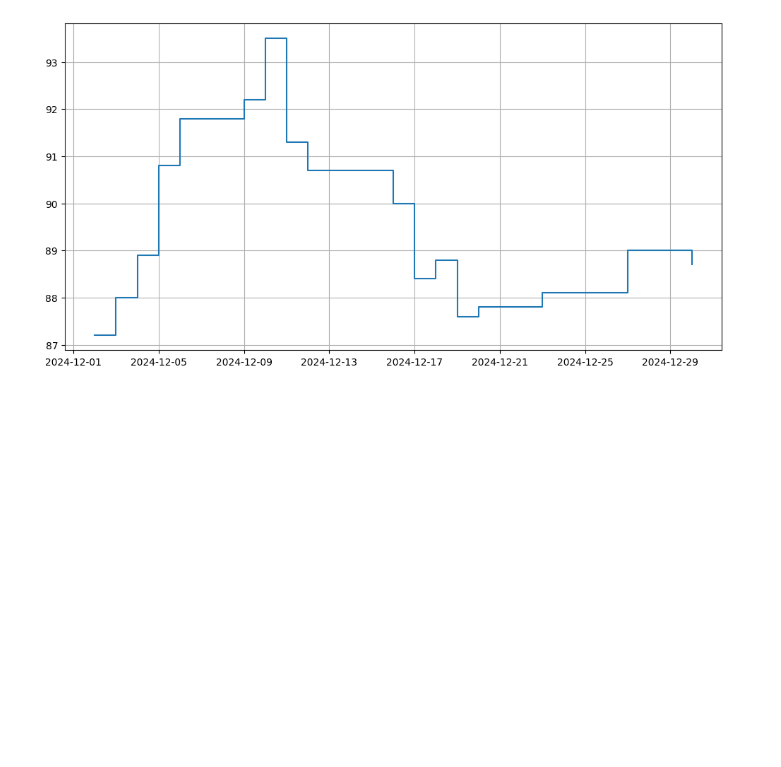
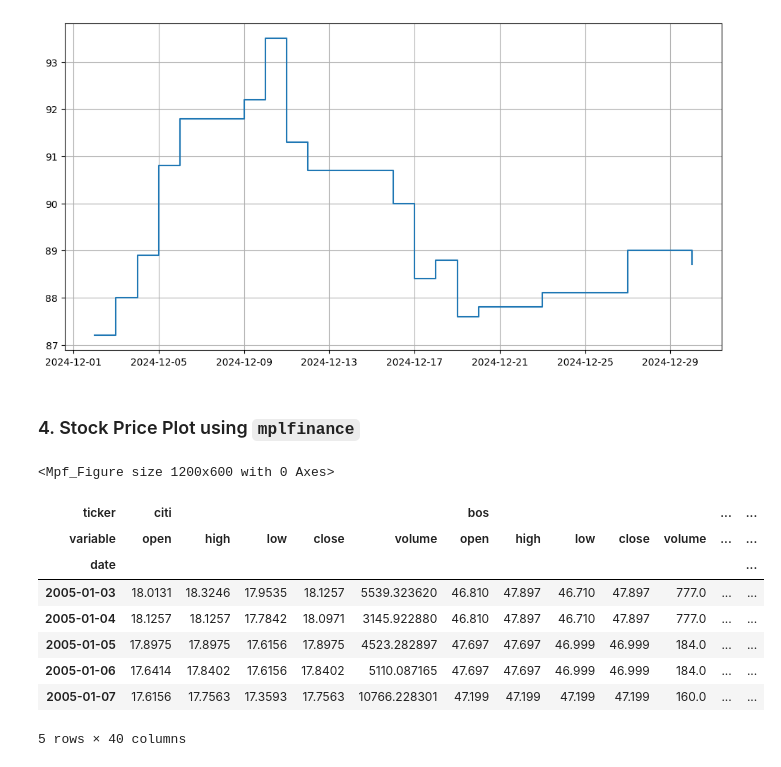
Before and after one commit to wegar-2/jupyter-notebooks, a Jupyter notebook: notebooks/05_good-looking_stock_price_chart.ipynb, the cells around one changed output. Drawn from its saved outputs; the diff is of its cells as text; code cells hidden in the pictures; blank space fills up the shorter version.

```diff
--- a/notebooks/05_good-looking_stock_price_chart.ipynb
+++ b/notebooks/05_good-looking_stock_price_chart.ipynb
@@ -124,3 +140,9 @@ sp_ax.grid(which="minor", linestyle="dashed")
 sp_fig
 # %% [output]
 [figure]
+# %% [markdown]
+### 4. Stock Price Plot using `mplfinance`
+# %%
+mpf_figure = mpf.figure(figsize=(12, 6))
+# %% [output]
+<Mpf_Figure size 1200x600 with 0 Axes>
@@ -126,0 +151,12 @@ sp_fig
+# %%
+banks.head()
+# %% [output]
+| ticker | citi |  |  |  |  | bos |  |  |  |  | ... | ... |
+| variable | open | high | low | close | volume | open | high | low | close | volume | ... | ... |
+| date |  |  |  |  |  |  |  |  |  |  |  | ... |
+| 2005-01-03 | 18.0131 | 18.3246 | 17.9535 | 18.1257 | 5539.323620 | 46.810 | 47.897 | 46.710 | 47.897 | 777.0 | ... | ... |
+| 2005-01-04 | 18.1257 | 18.1257 | 17.7842 | 18.0971 | 3145.922880 | 46.810 | 47.897 | 46.710 | 47.897 | 777.0 | ... | ... |
+| 2005-01-05 | 17.8975 | 17.8975 | 17.6156 | 17.8975 | 4523.282897 | 47.697 | 47.697 | 46.999 | 46.999 | 184.0 | ... | ... |
+| 2005-01-06 | 17.6414 | 17.8402 | 17.6156 | 17.8402 | 5110.087165 | 47.697 | 47.697 | 46.999 | 46.999 | 184.0 | ... | ... |
+| 2005-01-07 | 17.6156 | 17.7563 | 17.3593 | 17.7563 | 10766.228301 | 47.199 | 47.199 | 47.199 | 47.199 | 160.0 | ... | ... |
+5 rows × 40 columns
```
Also changed, not shown: parts of 13 cells of this notebook, 5 other files.
